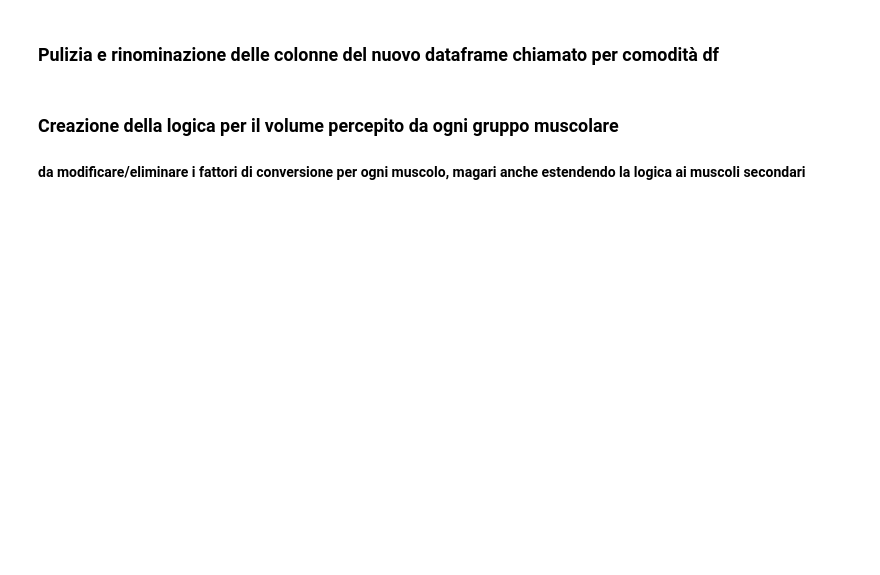
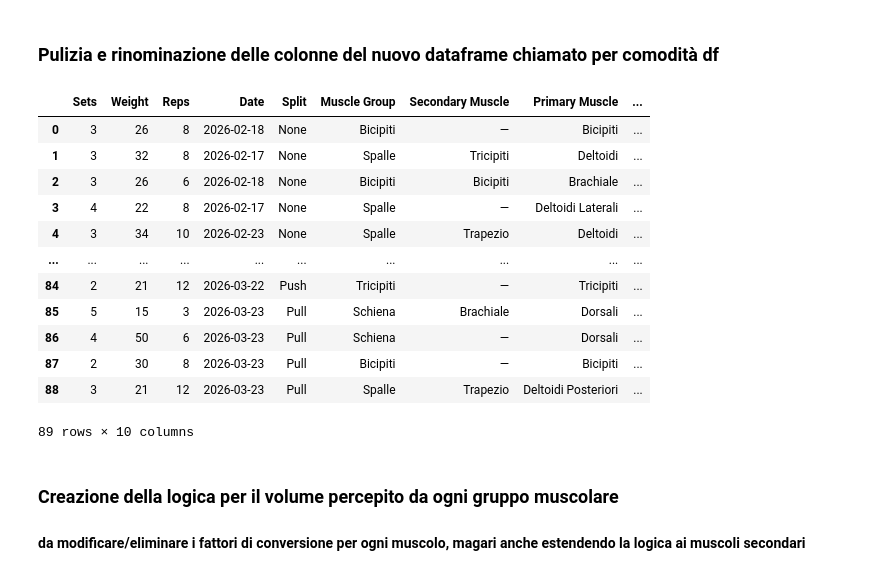
Before and after one commit to santinellistefano2003-png/Fitness-Tracker, a Jupyter notebook: Dashboard Workout.ipynb, the cells around one changed output. Saved outputs shown, nothing was run; the diff lists cells and outputs as text; code cells hidden in the pictures; blank space fills up the shorter version.

Commit message:
fix date short format

```diff
--- a/Dashboard Workout.ipynb
+++ b/Dashboard Workout.ipynb
@@ -106,13 +106,31 @@ df
 # %%
 #eliminazione collona Type
 if 'Type' in df.columns:
     df.drop(columns=['Type'], inplace=True)
 #rinominiazione colonna Date in Split e Date1 in Date
 if 'Date1' in df.columns:
     df.rename(columns={'Date': 'Split', 'Date1': 'Date'}, inplace=True)
 #eliminazione [] dalla colonna Exercise
 if 'Exercise' in df.columns:
     df['Exercise'] = df['Exercise'].apply(lambda x: x[0] if isinstance(x, list) and len(x) > 0 else x)
+#pulizia colonna Date togliendo la parte dopo "T"
+if 'Date' in df.columns:
+    df['Date'] = df['Date'].apply(lambda x: x.split('T')[0] if isinstance(x, str) else x)
+df
+# %% [output]
+|  | Sets | Weight | Reps | Date | Split | Muscle Group | Secondary Muscle | Primary Muscle | ... |
+| 0 | 3 | 26 | 8 | 2026-02-18 | None | Bicipiti | — | Bicipiti | ... |
+| 1 | 3 | 32 | 8 | 2026-02-17 | None | Spalle | Tricipiti | Deltoidi | ... |
+| 2 | 3 | 26 | 6 | 2026-02-18 | None | Bicipiti | Bicipiti | Brachiale | ... |
+| 3 | 4 | 22 | 8 | 2026-02-17 | None | Spalle | — | Deltoidi Laterali | ... |
+| 4 | 3 | 34 | 10 | 2026-02-23 | None | Spalle | Trapezio | Deltoidi | ... |
+| ... | ... | ... | ... | ... | ... | ... | ... | ... | ... |
+| 84 | 2 | 21 | 12 | 2026-03-22 | Push | Tricipiti | — | Tricipiti | ... |
+| 85 | 5 | 15 | 3 | 2026-03-23 | Pull | Schiena | Brachiale | Dorsali | ... |
+| 86 | 4 | 50 | 6 | 2026-03-23 | Pull | Schiena | — | Dorsali | ... |
+| 87 | 2 | 30 | 8 | 2026-03-23 | Pull | Bicipiti | — | Bicipiti | ... |
+| 88 | 3 | 21 | 12 | 2026-03-23 | Pull | Spalle | Trapezio | Deltoidi Posteriori | ... |
+89 rows × 10 columns
 # %% [markdown]
 ### Creazione della logica per il volume percepito da ogni gruppo muscolare
 #### da modificare/eliminare i fattori di conversione per ogni muscolo, magari anche estendendo la logica ai muscoli secondari
```
Also changed, not shown: parts of 3 cells of this notebook, 1 other file.
